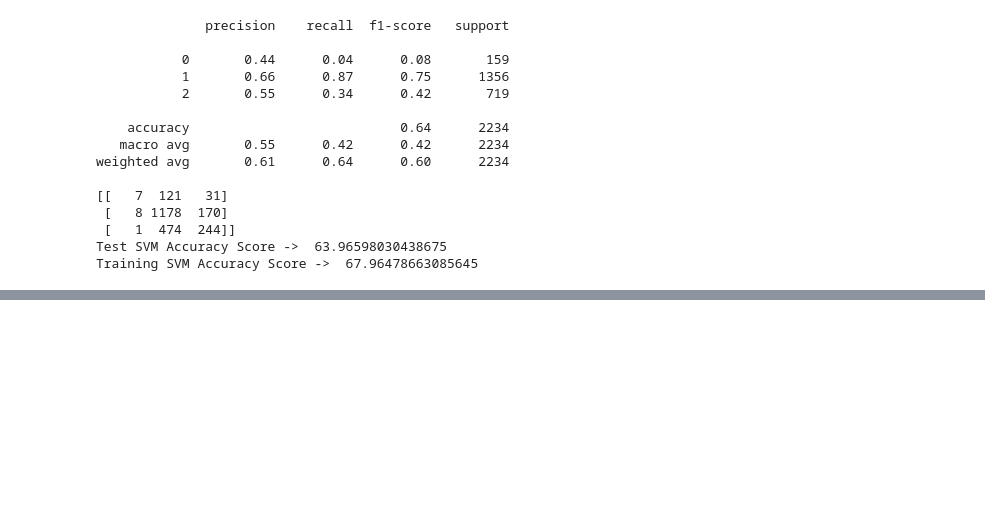
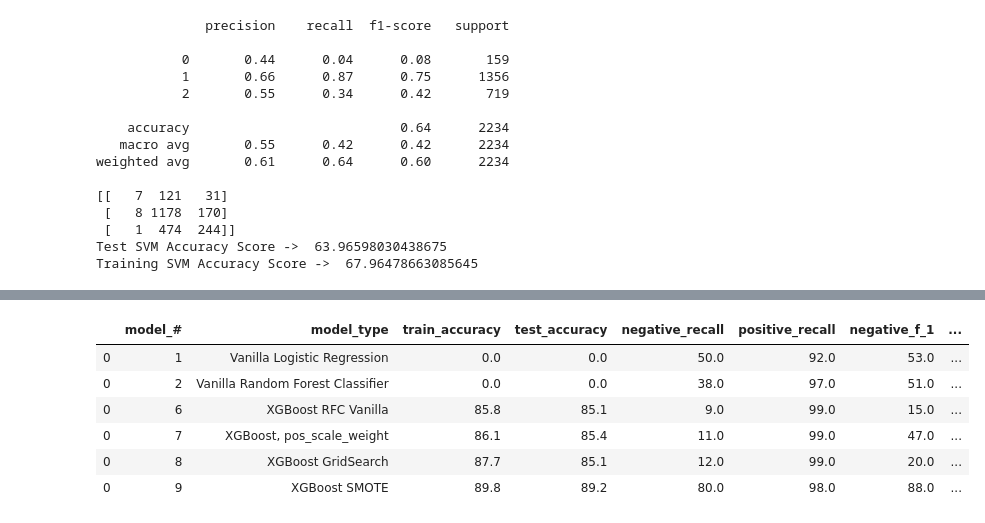
Before and after one commit to shsobieski/CustomerSentiment, a Jupyter notebook: NLP.ipynb, the cells around one changed output, grey strips where cells are left out. Drawn from its saved outputs; the diff is of its cells as text; code cells hidden in the pictures; blank space fills up the shorter version.

```diff
--- a/NLP.ipynb
+++ b/NLP.ipynb
@@ -1487,0 +1464,12 @@ model_results_nonbinary
+# %%
+model_results_fit=model_results.loc[model_results['train_test_diff'] < 3.0]
+model_results_fit=model_results_fit.drop(columns = 'train_test_diff')
+model_results_fit
+# %% [output]
+|  | model_# | model_type | train_accuracy | test_accuracy | negative_recall | positive_recall | negative_f_1 | ... |
+| 0 | 1 | Vanilla Logistic Regression | 0.0 | 0.0 | 50.0 | 92.0 | 53.0 | ... |
+| 0 | 2 | Vanilla Random Forest Classifier | 0.0 | 0.0 | 38.0 | 97.0 | 51.0 | ... |
+| 0 | 6 | XGBoost RFC Vanilla | 85.8 | 85.1 | 9.0 | 99.0 | 15.0 | ... |
+| 0 | 7 | XGBoost, pos_scale_weight | 86.1 | 85.4 | 11.0 | 99.0 | 47.0 | ... |
+| 0 | 8 | XGBoost GridSearch | 87.7 | 85.1 | 12.0 | 99.0 | 20.0 | ... |
+| 0 | 9 | XGBoost SMOTE | 89.8 | 89.2 | 80.0 | 98.0 | 88.0 | ... |
```
Also changed, not shown: parts of 28 cells of this notebook.
